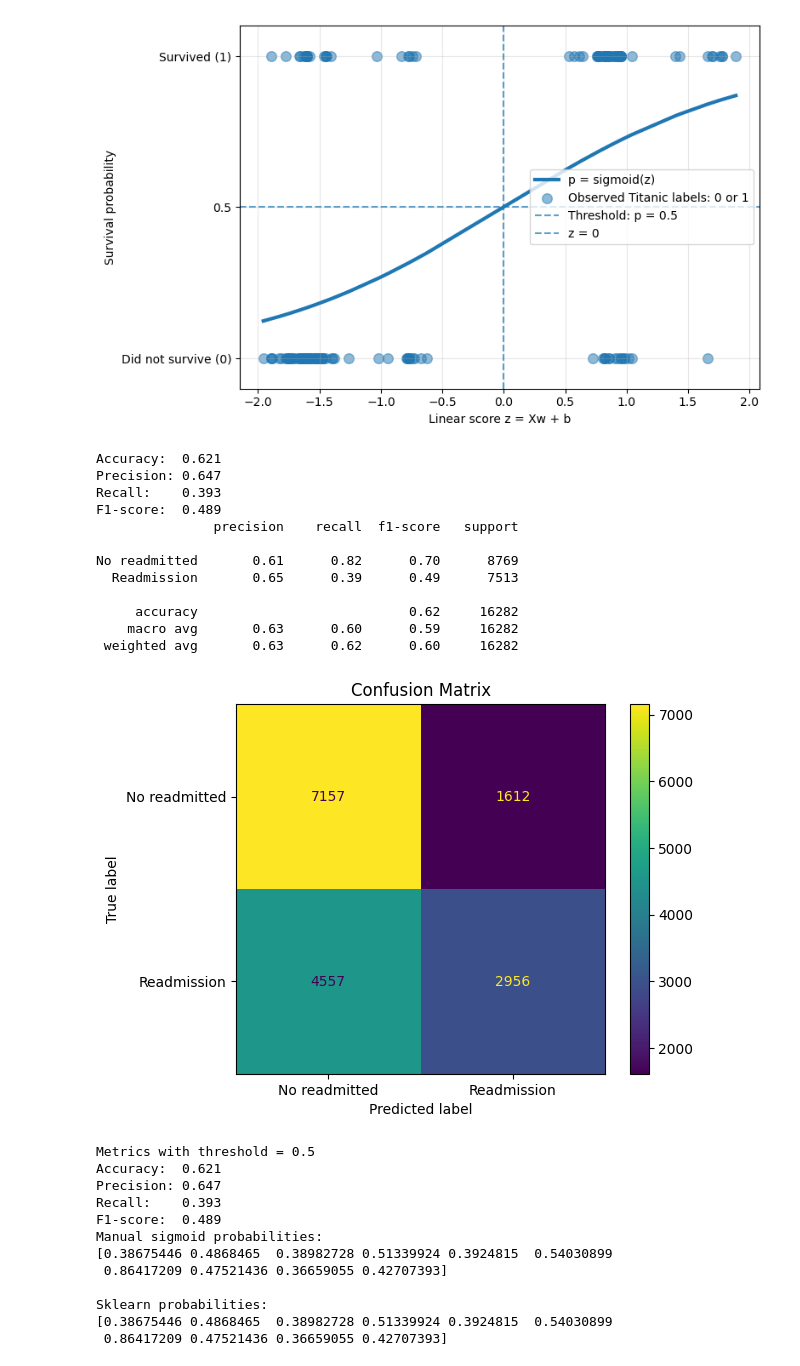
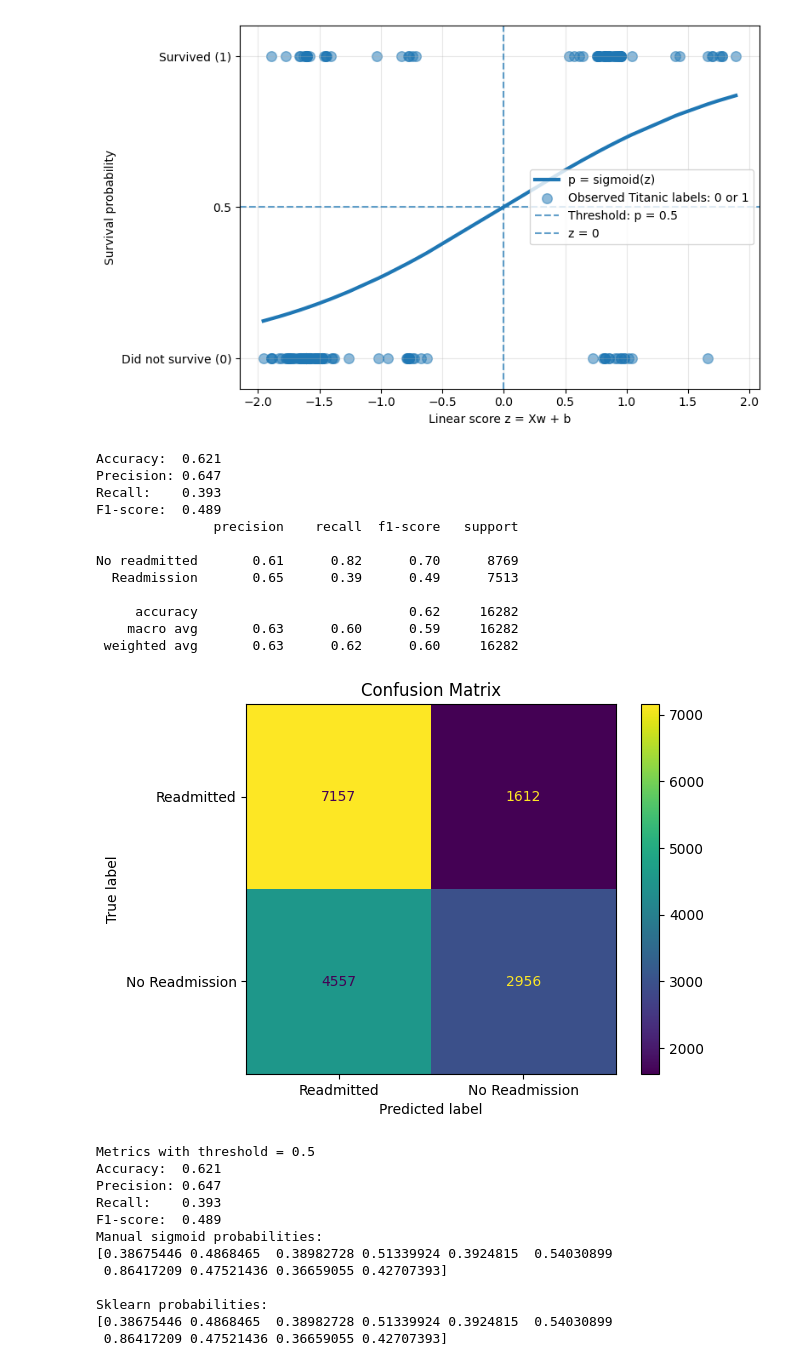
Before and after one commit to NMH1203/ml-course, a Jupyter notebook: docs/3-Logistic-Regression/03-example-model.ipynb, the cells around one changed output. Cells and saved outputs as stored; diff of their text form; code cells hidden in the pictures.

```diff
--- a/docs/3-Logistic-Regression/03-example-model.ipynb
+++ b/docs/3-Logistic-Regression/03-example-model.ipynb
@@ -447,7 +447,7 @@ cm = confusion_matrix(y_test, y_pred)
 
 disp = ConfusionMatrixDisplay(
     confusion_matrix=cm,
-    display_labels=["No readmitted", "Readmission"]
+    display_labels=["Readmitted", "No Readmission"]
 )
 
 disp.plot()
@@ -523,34 +523,34 @@ plt.axvline(
     alpha=0.7,
     label="z = 0"
 )
 
 plt.xlabel("Linear score z = Xw + b")
 plt.ylabel("Probability of Readmission")
 
 plt.yticks([0, threshold, 1], ["No Readmission (0)", "0.5", "Readmitted (1)"])
 plt.ylim(0, 1.1)
 
 plt.xlim(-5, 20)
 
 plt.grid(True, alpha=0.3)
 plt.legend()
 
 plt.tight_layout()
 plt.show()
 # %% [output]
 Accuracy:  0.621
 Precision: 0.647
 Recall:    0.393
 F1-score:  0.489
                precision    recall  f1-score   support
 
 No readmitted       0.61      0.82      0.70      8769
   Readmission       0.65      0.39      0.49      7513
 
      accuracy                           0.62     16282
     macro avg       0.63      0.60      0.59     16282
  weighted avg       0.63      0.62      0.60     16282
-[figure, old version]
+[figure, new version]
 Metrics with threshold = 0.5
 Accuracy:  0.621
 Precision: 0.647
```
Also changed, not shown: 3 other files.
